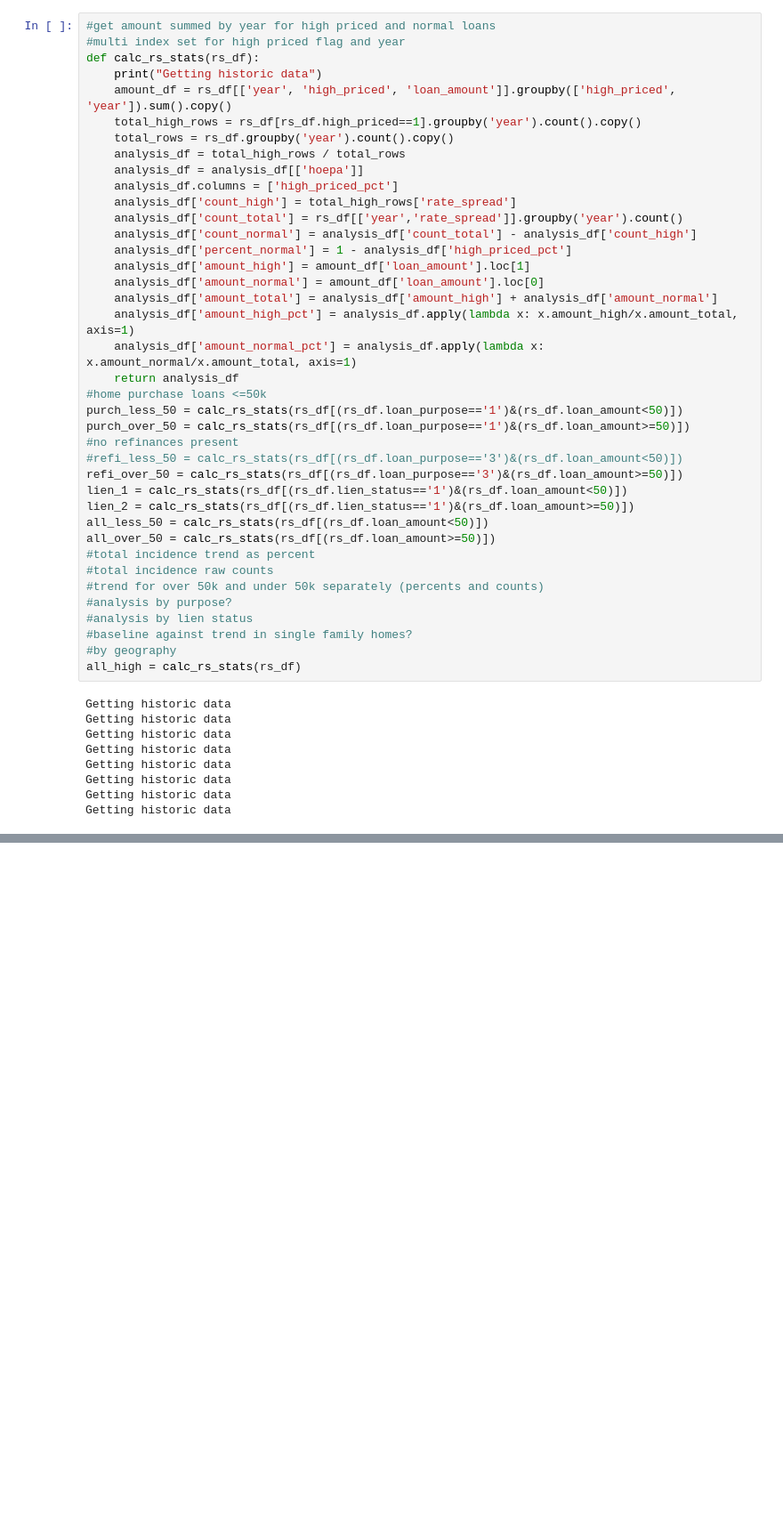
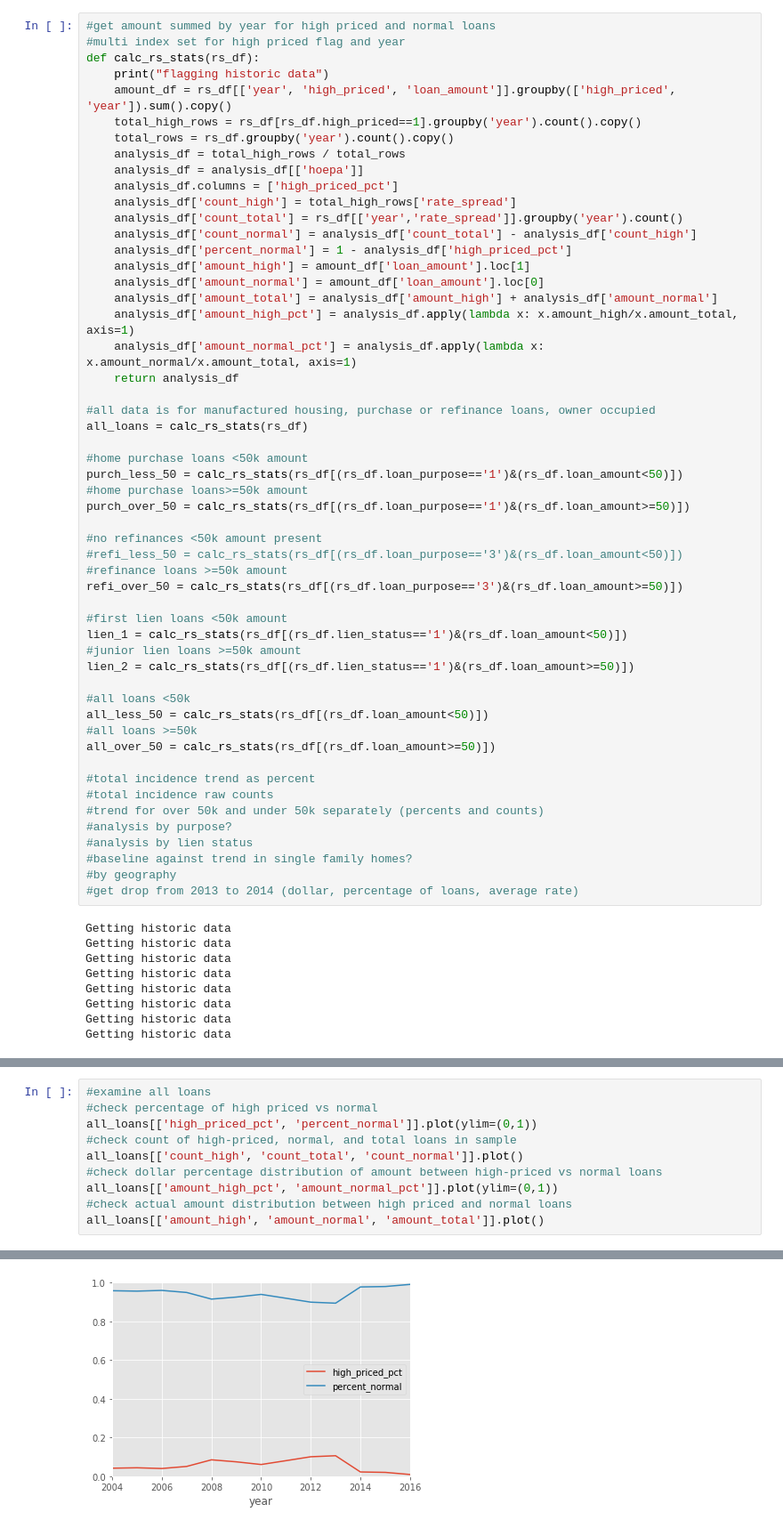
Before and after one commit to Kibrael/HMDA_rate_spread, a Jupyter notebook: python/rate_spread_explore.ipynb, the cells around one changed output, grey strips where cells are left out. Shown at 89% size. Saved outputs shown, nothing was run; the diff lists cells and outputs as text; blank space fills up the shorter version.

```diff
--- a/python/rate_spread_explore.ipynb
+++ b/python/rate_spread_explore.ipynb
@@ -104,7 +104,7 @@ rs_df['high_priced'] = rs_df.apply(is_high_priced, axis=1)
 #get amount summed by year for high priced and normal loans
 #multi index set for high priced flag and year
 def calc_rs_stats(rs_df):
-    print("Getting historic data")
+    print("flagging historic data")
     amount_df = rs_df[['year', 'high_priced', 'loan_amount']].groupby(['high_priced', 'year']).sum().copy()
     total_high_rows = rs_df[rs_df.high_priced==1].groupby('year').count().copy()
     total_rows = rs_df.groupby('year').count().copy()
@@ -121,16 +121,30 @@ def calc_rs_stats(rs_df):
     analysis_df['amount_high_pct'] = analysis_df.apply(lambda x: x.amount_high/x.amount_total, axis=1)
     analysis_df['amount_normal_pct'] = analysis_df.apply(lambda x: x.amount_normal/x.amount_total, axis=1)
     return analysis_df
-#home purchase loans <=50k
+
+#all data is for manufactured housing, purchase or refinance loans, owner occupied
+all_loans = calc_rs_stats(rs_df)
+
+#home purchase loans <50k amount
 purch_less_50 = calc_rs_stats(rs_df[(rs_df.loan_purpose=='1')&(rs_df.loan_amount<50)])
+#home purchase loans>=50k amount
 purch_over_50 = calc_rs_stats(rs_df[(rs_df.loan_purpose=='1')&(rs_df.loan_amount>=50)])
-#no refinances present
+
+#no refinances <50k amount present
 #refi_less_50 = calc_rs_stats(rs_df[(rs_df.loan_purpose=='3')&(rs_df.loan_amount<50)])
+#refinance loans >=50k amount
 refi_over_50 = calc_rs_stats(rs_df[(rs_df.loan_purpose=='3')&(rs_df.loan_amount>=50)])
+
+#first lien loans <50k amount
 lien_1 = calc_rs_stats(rs_df[(rs_df.lien_status=='1')&(rs_df.loan_amount<50)])
+#junior lien loans >=50k amount
 lien_2 = calc_rs_stats(rs_df[(rs_df.lien_status=='1')&(rs_df.loan_amount>=50)])
+
+#all loans <50k
 all_less_50 = calc_rs_stats(rs_df[(rs_df.loan_amount<50)])
+#all loans >=50k
 all_over_50 = calc_rs_stats(rs_df[(rs_df.loan_amount>=50)])
+
 #total incidence trend as percent
 #total incidence raw counts
 #trend for over 50k and under 50k separately (percents and counts)
@@ -138,7 +152,7 @@ all_over_50 = calc_rs_stats(rs_df[(rs_df.loan_amount>=50)])
 #analysis by lien status
 #baseline against trend in single family homes?
 #by geography
-all_high = calc_rs_stats(rs_df)
+#get drop from 2013 to 2014 (dollar, percentage of loans, average rate)
 # %% [output]
 Getting historic data
 Getting historic data
@@ -167,0 +165,11 @@ rs_df[(rs_df.loan_purpose=='3')]
+# %%
+#examine all loans
+#check percentage of high priced vs normal
+all_loans[['high_priced_pct', 'percent_normal']].plot(ylim=(0,1))
+#check count of high-priced, normal, and total loans in sample
+all_loans[['count_high', 'count_total', 'count_normal']].plot()
+#check dollar percentage distribution of amount between high-priced vs normal loans
+all_loans[['amount_high_pct', 'amount_normal_pct']].plot(ylim=(0,1))
+#check actual amount distribution between high priced and normal loans
+all_loans[['amount_high', 'amount_normal', 'amount_total']].plot()
+# %% [output]
@@ -167,0 +177 @@ rs_df[(rs_df.loan_purpose=='3')]
+[figure, added]
```
Also changed, not shown: parts of 14 cells of this notebook.
